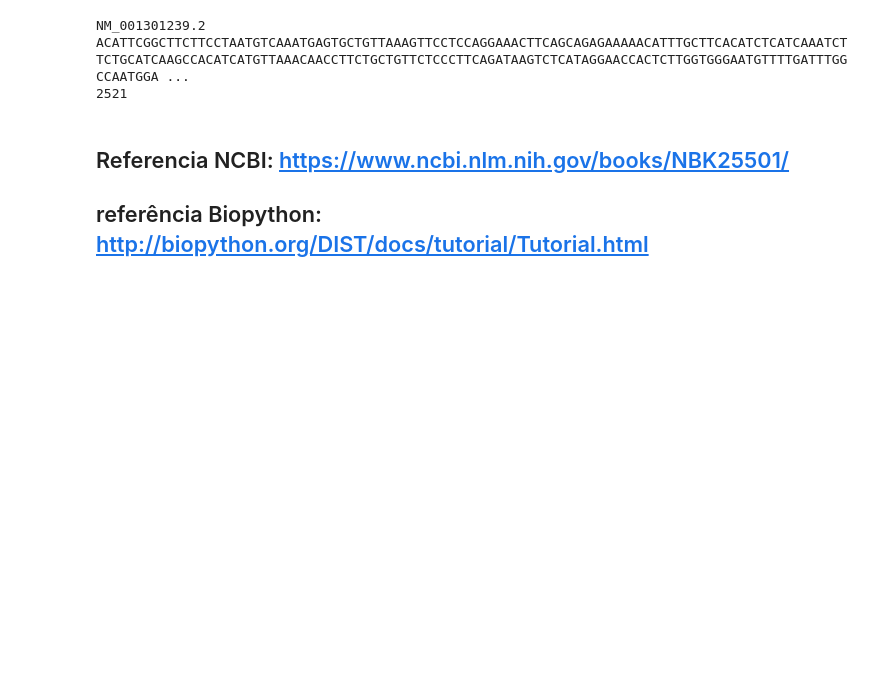
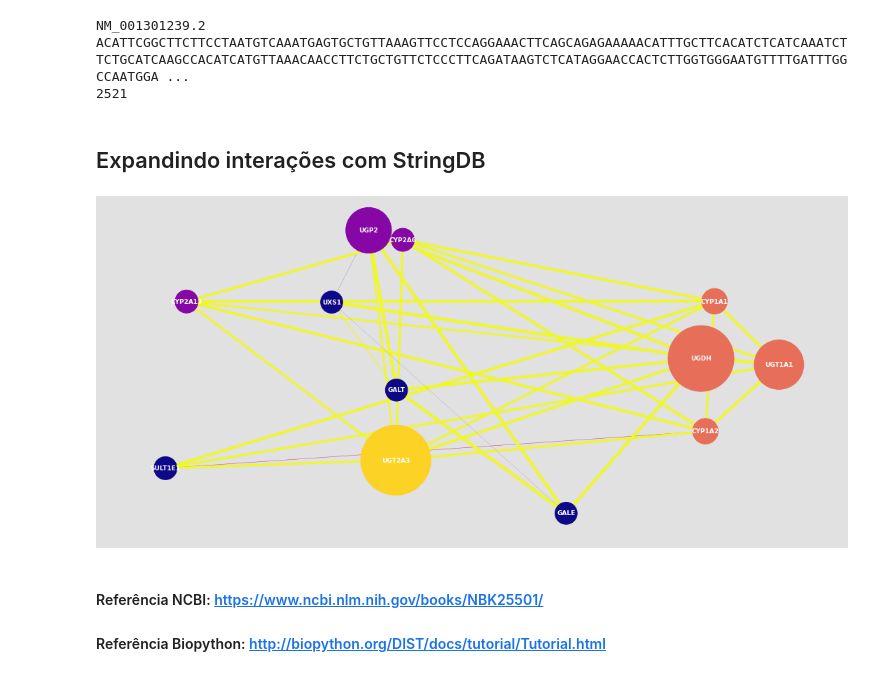
Before and after one commit to waldeyr/minicurso_bdbio_bsb_2022, a Jupyter notebook: Python_notebook_minicurso_bancos_de_dados_biologicos.ipynb, the cells around one changed output. Drawn from its saved outputs; the diff is of its cells as text; code cells hidden in the pictures; blank space fills up the shorter version.

```diff
--- a/Python_notebook_minicurso_bancos_de_dados_biologicos.ipynb
+++ b/Python_notebook_minicurso_bancos_de_dados_biologicos.ipynb
@@ -118 +139,3 @@ ACATTCGGCTTCTTCCTAATGTCAAATGAGTGCTGTTAAAGTTCCTCCAGGAAACTTCAGCAGAGAAAAACATTTGCTTC
 2521
+# %% [markdown]
+## Expandindo interações com StringDB
@@ -119,4 +169,39 @@ ACATTCGGCTTCTTCCTAATGTCAAATGAGTGCTGTTAAAGTTCCTCCAGGAAACTTCAGCAGAGAAAAACATTTGCTTC
+# %%
+df = pd.DataFrame(apiList[1:-1], columns = ['preferredName_A', 'preferredName_B', 'score'])
+interactions = df[['preferredName_A', 'preferredName_B', 'score']]
+
+G2=nx.Graph(name='Grafo de interação')
+interactions = np.array(interactions)
+for i in range(len(interactions)):
+    interaction = interactions[i]
+    a = interaction[0] # protein a node
+    b = interaction[1] # protein b node
+    w = float(interaction[2]) # score as weighted edge where high scores = low weight
+    G2.add_weighted_edges_from([(a,b,w)]) # add weighted edge to graph
+# %%
+from graphviz import *
+graph_colormap = cm.get_cmap('plasma', 12)
+# cor do vertice varia de acordo com o grau
+c = rescale([G2.degree(v) for v in G2],0.0,0.9)
+c = [graph_colormap(i) for i in c]
+# tamanho do vertice varia de acordo com a centralidade
+bc = nx.betweenness_centrality(G2) # betweeness centrality
+s =  rescale([v for v in bc.values()], 1000, 10000)
+# converter o peso da aresta em força de interação (para medida de centralidade)
+ew = rescale([float(G2[u][v]['weight']) for u,v in G2.edges], 0.1,4)
+# cor das arestas de acordo com seu peso
+ec = rescale([float(G2[u][v]['weight']) for u,v in G2.edges],0.1,4)
+ec = [graph_colormap(i) for i in ec]
+# montar grafo
+pos = nx.random_layout(G2)
+plt.figure(figsize=(19,9),facecolor=[0.7,0.7,0.7,0.4])
+nx.draw_networkx(G2, pos=pos, with_labels=True, node_color=c, node_size=s,edge_color= ec,width=ew,
+                 font_color='white',font_weight='bold',font_size='9')
+plt.axis('off')
+plt.show()
+# %% [output]
+[figure, added]
 # %% [markdown]
-## Referencia NCBI: https://www.ncbi.nlm.nih.gov/books/NBK25501/
+#### Referência NCBI: https://www.ncbi.nlm.nih.gov/books/NBK25501/
 
-## referência Biopython: http://biopython.org/DIST/docs/tutorial/Tutorial.html
+#### Referência Biopython: http://biopython.org/DIST/docs/tutorial/Tutorial.html
```
Also changed, not shown: parts of 4 cells of this notebook.
